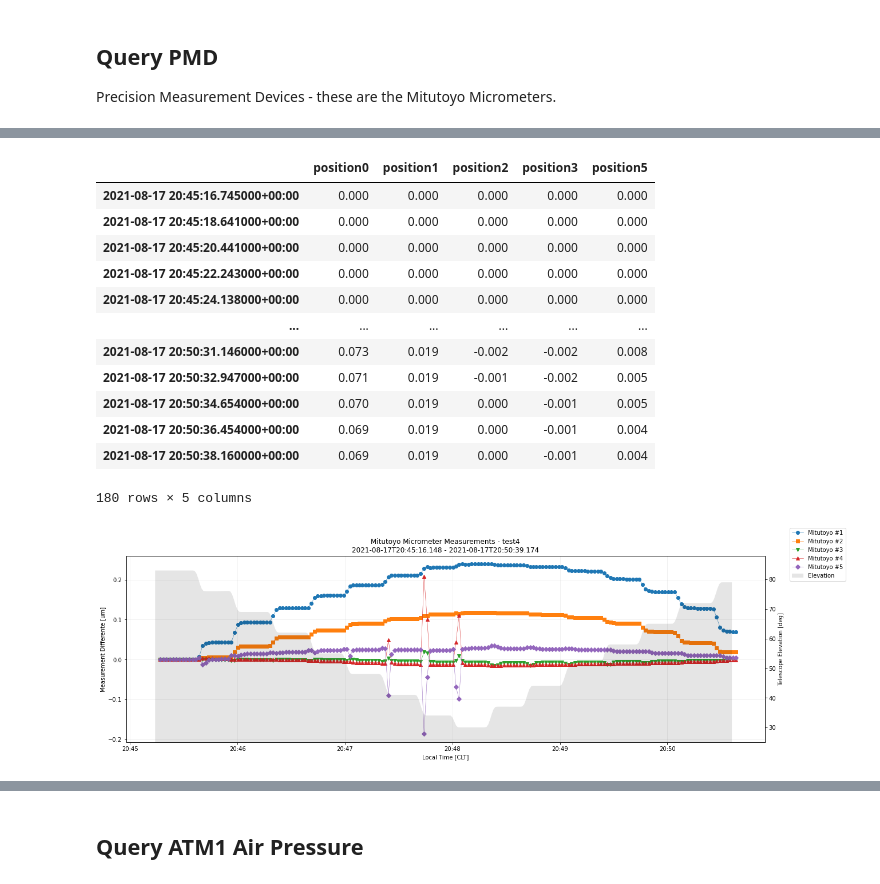
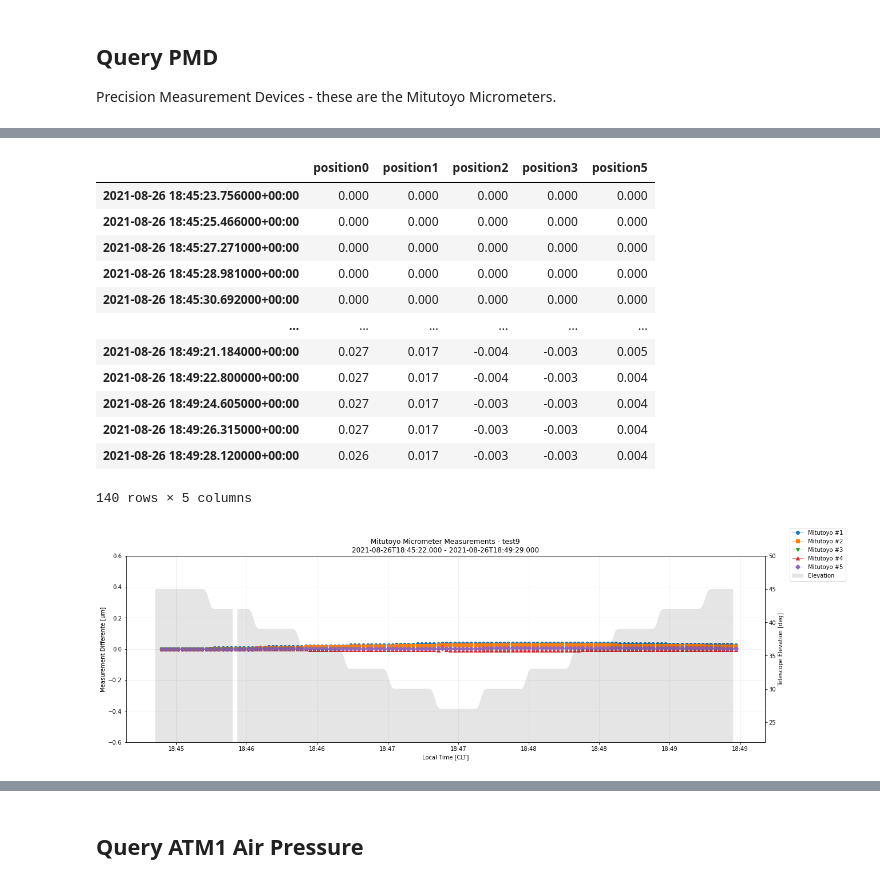
Before and after one commit to b1quint/notebooks, a Jupyter notebook: AuxTel/AuxTel - M1 Mirror Motion - Closed Dome Tests.ipynb, the cells around one changed output, grey strips where cells are left out. Saved outputs shown, nothing was run; the diff lists cells and outputs as text; code cells hidden in the pictures.

Commit message:
added plots and Merlin's notebook

```diff
--- a/AuxTel/AuxTel - M1 Mirror Motion - Closed Dome Tests.ipynb
+++ b/AuxTel/AuxTel - M1 Mirror Motion - Closed Dome Tests.ipynb
@@ -47,7 +47,7 @@ Query for all the `endReadout` events on the timespan of the night, elevation, a
 # %%
 date = '20210819'
 test = 'verify_no_lift_at_low_elev'
-run = 'test4'
+run = 'test9'
 
 # Starting Nominal LUT from m1_hex_20210810_v3.yaml:v0.8.2.alpha.2-0-g72c6e32, low elevation test
 # start time is 2021-08-17T17:36:43.64
@@ -86,6 +86,26 @@ elif run == 'test6':
     t1 = Time("2021-08-19T23:48:18.697", format='isot', scale='tai')
     t2 = Time("2021-08-19T23:51:54.218", format='isot', scale='tai')
 
+# New ATAOS Model - Pressure limit 45 kPa
+elif run == 'test7':
+    t1 = Time("2021-08-26T17:14:36.290", format='isot', scale='tai')
+    t2 = Time("2021-08-26T17:21:10.819", format='isot', scale='tai')
+
+# Pressure limit 41.5 kPa
+elif run == 'test8':
+    t1 = Time("2021-08-26T18:29:10.446", format='isot', scale='tai')
+    t2 = Time("2021-08-26T18:40:00.000", format='isot', scale='tai')
+
+# Pressure limit 41.5 kPa
+elif run == 'test8':
+    t1 = Time("2021-08-26T18:29:10.446", format='isot', scale='tai')
+    t2 = Time("2021-08-26T18:40:00.000", format='isot', scale='tai')
+
+# Pressure limit 41.5 kPa - Sanity Test - From 45deg to 27deg.
+elif run == 'test9':
+    t1 = Time("2021-08-26T18:45:22", format='isot', scale='tai')
+    t2 = Time("2021-08-26T18:49:29", format='isot', scale='tai')
+
 else:
     raise IOError('Not a valid input')
 # %%
@@ -192,51 +214,52 @@ df_pmd = df_pmd - df_pmd.iloc[0]
 df_pmd
 # %% [output]
 |  | position0 | position1 | position2 | position3 | position5 |
-| 2021-08-17 20:45:16.745000+00:00 | 0.000 | 0.000 | 0.000 | 0.000 | 0.000 |
-| 2021-08-17 20:45:18.641000+00:00 | 0.000 | 0.000 | 0.000 | 0.000 | 0.000 |
-| 2021-08-17 20:45:20.441000+00:00 | 0.000 | 0.000 | 0.000 | 0.000 | 0.000 |
-| 2021-08-17 20:45:22.243000+00:00 | 0.000 | 0.000 | 0.000 | 0.000 | 0.000 |
-| 2021-08-17 20:45:24.138000+00:00 | 0.000 | 0.000 | 0.000 | 0.000 | 0.000 |
+| 2021-08-26 18:45:23.756000+00:00 | 0.000 | 0.000 | 0.000 | 0.000 | 0.000 |
+| 2021-08-26 18:45:25.466000+00:00 | 0.000 | 0.000 | 0.000 | 0.000 | 0.000 |
+| 2021-08-26 18:45:27.271000+00:00 | 0.000 | 0.000 | 0.000 | 0.000 | 0.000 |
+| 2021-08-26 18:45:28.981000+00:00 | 0.000 | 0.000 | 0.000 | 0.000 | 0.000 |
+| 2021-08-26 18:45:30.692000+00:00 | 0.000 | 0.000 | 0.000 | 0.000 | 0.000 |
 | ... | ... | ... | ... | ... | ... |
-| 2021-08-17 20:50:31.146000+00:00 | 0.073 | 0.019 | -0.002 | -0.002 | 0.008 |
-| 2021-08-17 20:50:32.947000+00:00 | 0.071 | 0.019 | -0.001 | -0.002 | 0.005 |
-| 2021-08-17 20:50:34.654000+00:00 | 0.070 | 0.019 | 0.000 | -0.001 | 0.005 |
-| 2021-08-17 20:50:36.454000+00:00 | 0.069 | 0.019 | 0.000 | -0.001 | 0.004 |
-| 2021-08-17 20:50:38.160000+00:00 | 0.069 | 0.019 | 0.000 | -0.001 | 0.004 |
+| 2021-08-26 18:49:21.184000+00:00 | 0.027 | 0.017 | -0.004 | -0.003 | 0.005 |
+| 2021-08-26 18:49:22.800000+00:00 | 0.027 | 0.017 | -0.004 | -0.003 | 0.004 |
+| 2021-08-26 18:49:24.605000+00:00 | 0.027 | 0.017 | -0.003 | -0.003 | 0.004 |
+| 2021-08-26 18:49:26.315000+00:00 | 0.027 | 0.017 | -0.003 | -0.003 | 0.004 |
+| 2021-08-26 18:49:28.120000+00:00 | 0.026 | 0.017 | -0.003 | -0.003 | 0.004 |
-180 rows × 5 columns
+140 rows × 5 columns
 # %%
 %matplotlib inline
 fig, ax = plt.subplots(num='PMD', figsize=(20, 6))
 
 ax.plot(df_pmd.index, df_pmd['position0'], 'C0o-', label='Mitutoyo #1', lw=0.5)
 ax.plot(df_pmd.index, df_pmd['position1'], 'C1s-', label='Mitutoyo #2', lw=0.5)
 ax.plot(df_pmd.index, df_pmd['position2'], 'C2v-', label='Mitutoyo #3', lw=0.5)
 ax.plot(df_pmd.index, df_pmd['position3'], 'C3^-', label='Mitutoyo #4', lw=0.5)
 ax.plot(df_pmd.index, df_pmd['position5'], 'C4D-', label='Mitutoyo #5', lw=0.5)
 
 ax.grid('-', alpha=0.2)
 ax.set_xlabel('Local Time [CLT]')
 ax.set_ylabel('Measurement Differente [um]')
+ax.set_ylim(-0.6, 0.6)
 ax.set_title(f'Mitutoyo Micrometer Measurements - {run}\n{t1} - {t2}')
 ax.xaxis.set_major_formatter(mdates.DateFormatter('%H:%M'))
 
 ax2 = ax.twinx()
 ax2.fill_between(df_elevation.index, 0,
                 df_elevation['elevationCalculatedAngle1'], zorder=-10,
                 label='Elevation', fc='black', lw=0.5, alpha=0.1)
 ax2.set_ylim(df_elevation['elevationCalculatedAngle1'].min() - 5,
             df_elevation['elevationCalculatedAngle1'].max() + 5, )
 ax2.set_ylabel('Telescope Elevation [deg]')
 ax2.xaxis.set_major_formatter(mdates.DateFormatter('%H:%M'))
 
 fig.legend()
 fig.savefig(f'./plots/mit_measurements_{run}_{t1}_{t2}.png',
             facecolor='white', edgecolor='none')
 plt.show()
 
 del fig, ax, ax2
 # %% [output]
-[figure, old version]
+[figure, new version]
 # %%
 FileLink(f'./mit_measurements_{run}_{t1}_{t2}.png')
 # %% [output]
```
Also changed, not shown: parts of 17 cells of this notebook, 7 other files.
